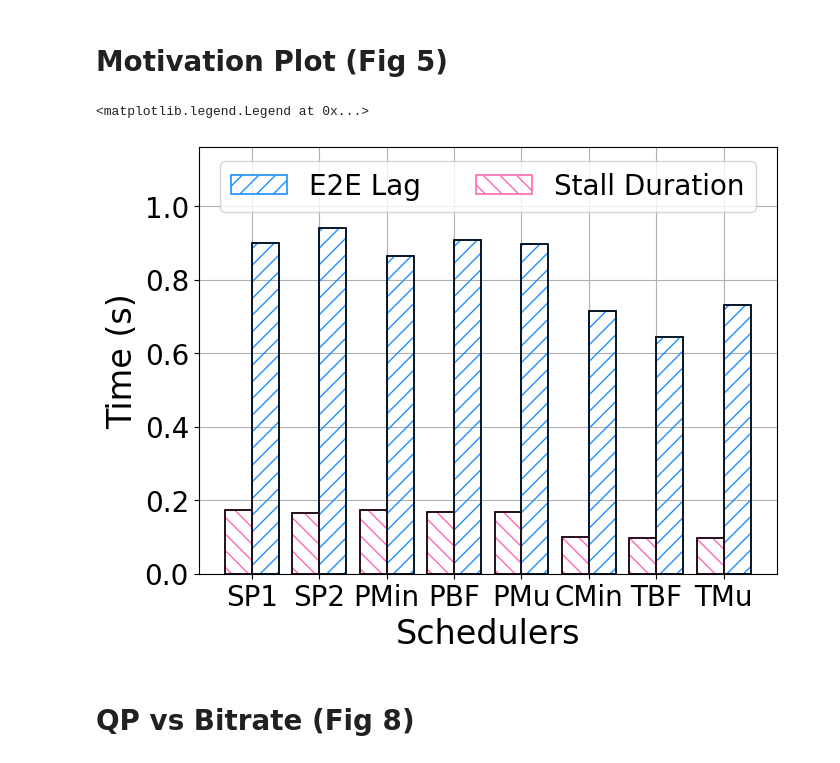
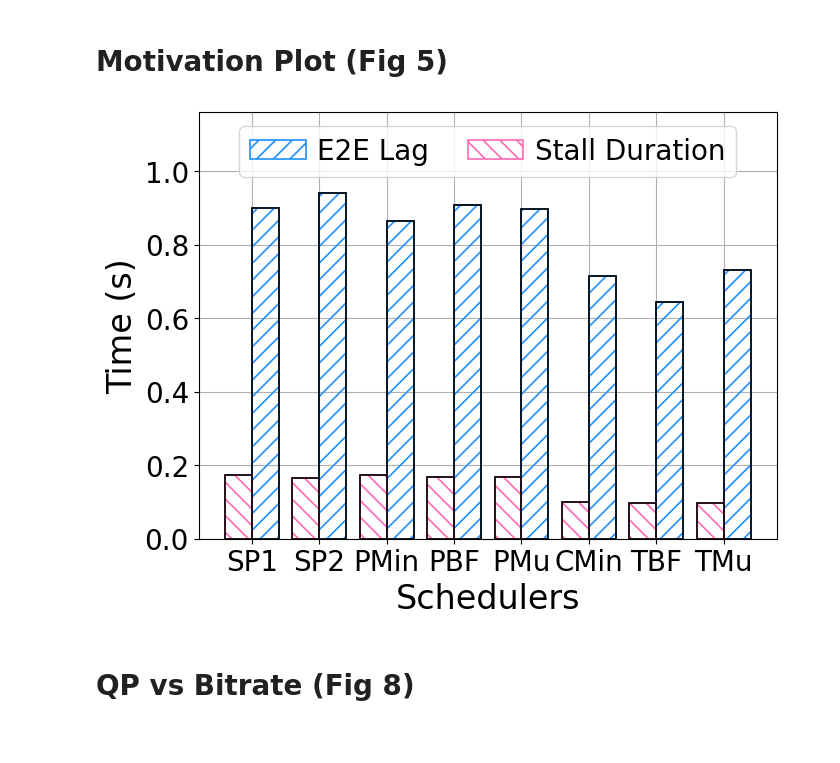
Before and after one commit to shubhamchdhary/COMPACT, a Jupyter notebook: generateResults.ipynb, the cells around one changed output. Cells and saved outputs as stored; diff of their text form; code cells hidden in the pictures.

```diff
--- a/generateResults.ipynb
+++ b/generateResults.ipynb
@@ -1,6 +1,9 @@
 # %%
 from pathlib import Path
 import matplotlib.pyplot as plt
+import matplotlib
+matplotlib.rcParams['pdf.fonttype'] = 42
+matplotlib.rcParams['ps.fonttype'] = 42
 import matplotlib.ticker as ticker
 import numpy as np
 import joblib as jb
@@ -128,26 +131,27 @@ mot_lags_mean = [np.median(l_sp1), np.median(l_sp2), np.median(l_pmin), np.media
 # %%
 _colors = ["blue", "black", "dimgrey", "limegreen", "darkorange", "brown", "teal", "hotpink"]#, 'dodgerblue']
 # _Methods = ["SP1", "SP2", "PMinRTT", "PBFlow", "PMusher", "TBFlow", "TMusher", "CAMinRTT", "COMPACT"]
 _Methods = ["SP1", "SP2", "PMin", "PBF", "PMu", "CMin", "TBF", "TMu"]#, "COMPACT"]
 _markers = ["+", "<", "o", "d", "*", "v", "s", "h"]#, "p"]
 
 # plt.figure(figsize=(9, 7))
 plt.bar(np.arange(len(mot_lags_mean)) + 0.2, mot_lags_mean, width=0.4, label="E2E Lag", linewidth=1.2, edgecolor="dodgerblue", fill=False, hatch="//", zorder=2)#, yerr=mot_lags_std)
 plt.bar(np.arange(len(mot_lags_mean)) + 0.2, mot_lags_mean, width=0.4, linewidth=1.2, edgecolor="k", fill=False, zorder=2)
 plt.bar(np.arange(len(mot_stalls_mean)) - 0.2, mot_stalls_mean, width=0.4, label="Stall Duration", linewidth=1.2, edgecolor="hotpink", fill=False, hatch="\\\\", zorder=2)#, yerr=mot_stalls_std)
 plt.bar(np.arange(len(mot_stalls_mean)) - 0.2, mot_stalls_mean, width=0.4, linewidth=1.2, edgecolor="k", fill=False, zorder=2)
 plt.tight_layout()
 plt.ylim(0, 1.16)
 plt.xlabel("Schedulers", fontsize=24)
 plt.ylabel("Time (s)", fontsize=24)
 plt.xticks(np.arange(len(_Methods)), _Methods, fontsize=20)
 plt.yticks(fontsize=20)
 plt.grid()
-plt.legend(fontsize=20, ncol=2, loc="upper center")
-# plt.savefig(f"Results/Plots/motivation_barplot_allvideo_bus.pdf", bbox_inches="tight")
+plt.legend(fontsize=20, ncol=2, loc="upper center", columnspacing=1.4, handletextpad=0.4)
+# plt.tight_layout()
+plt.savefig(f"Results/Plots/motivation_barplot_allvideo_bus.pdf", bbox_inches="tight")
+# plt.savefig(f"Results/Plots/motivation_barplot_allvideo_bus.png", bbox_inches="tight")
 # %% [output]
-<matplotlib.legend.Legend at 0x...>
-[figure, old version]
+[figure, new version]
 # %% [markdown]
 # QP vs Bitrate (Fig 8)
 # %%
```
Also changed, not shown: parts of 15 cells of this notebook.
